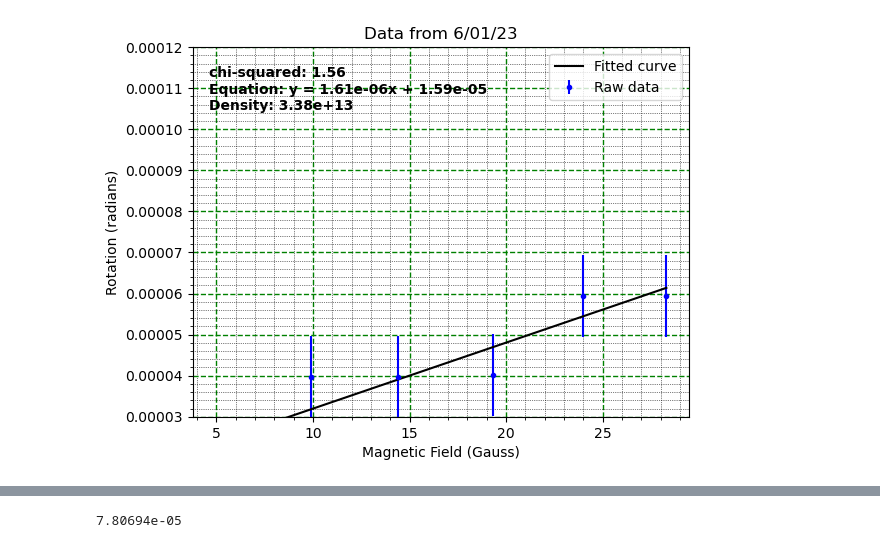
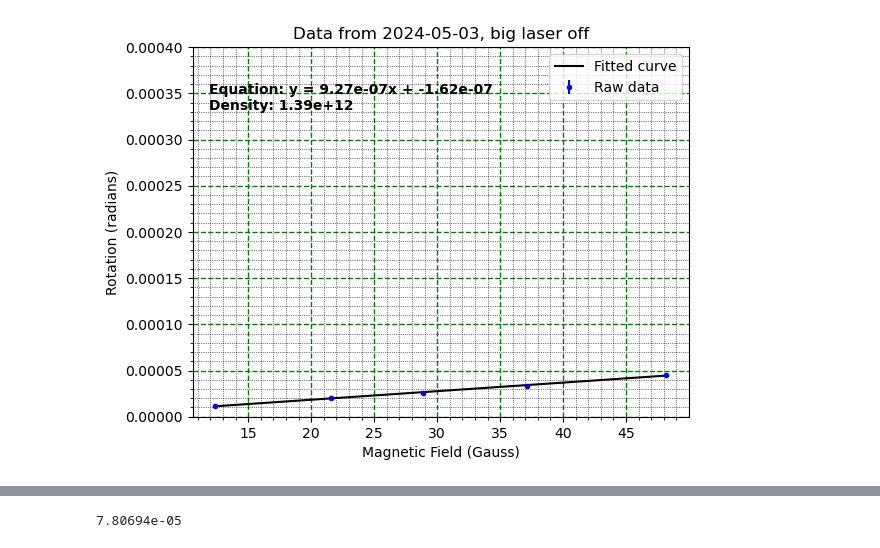
Before and after one commit to Saam-SEOP-Lab/alkali-density, a Jupyter notebook: DensityDataPlotter.ipynb, the cells around one changed output, grey strips where cells are left out. Drawn from its saved outputs; the diff is of its cells as text; code cells hidden in the pictures.

Commit message:
splits conversion factor collection from data collection, updates to gitignore

```diff
--- a/DensityDataPlotter.ipynb
+++ b/DensityDataPlotter.ipynb
@@ -1,6 +1,4 @@
 # %%
-
-
 #import all the things!!!
 
 #real python libraries
@@ -14,13 +12,19 @@ import Utilities as util
 import densityCalculations as calc
 
 
+
 #let's try to set up a module where I can enter the date collected, and trial number and get back a graph
 
+#the date I want data for
+target_date_d = '03'
+target_date_m = '05'
+target_date_y = '2024'
+
 #step 1 get the data from the json file
-#lets try to get the data from 05302023 for this test
-filepath = 'Data/rotationdata.json'
-target_date = '2023-06-21'
-trialnum = 1
+filepath = 'Data/rotationdata_'+target_date_m+target_date_d+target_date_y+'.json'
+#collection data in YYYY-MM-DD
+target_date = target_date_y+'-'+target_date_m+'-'+target_date_d
+trialnum = 17
 my_data = util.get_data_from_file(filepath, target_date, trialnum)
 
 #now I have the data. Excellent. Now it needs to be put into a dataSet object
@@ -28,29 +32,74 @@ analysis = ds.DataSet(my_data,func.line,'line',100)
 
 #create a subset of data to analyze
 subset = analysis.data_subset_index('after',1)
-analysis2 = ds.DataSet(subset, func.line, 'line', 100)
+analysis = ds.DataSet(subset, func.line, 'line', 100)
 
-#get the fitted data from the raw subset data
-#fitted_data = analysis2.get_fit_line(50, 'line')
+
+
+pcov = analysis.getPcov()
+diag = np.diag(pcov)
+error = np.sqrt(np.diag(pcov))
+print('error in fitting to curve (from covariance matrix): ', error)
+
+my_data.optical_length
+
+
+olen = my_data.optical_length #optical length
+laserwl = my_data.laser_wavelength #laser wavelength
+def densityError(slope_err):
+    s_err = calc.rb_density(slope_err, olen, laserwl)
+    return s_err
+
+density_error = util.formatter(densityError(error[0]),2)
+
+print('Density error: ', density_error)
+
+ys = analysis.get_y_vals()
+xs = analysis.get_x_vals()
+error_per_point = analysis.get_y_error_vals()
+perc_e_point = np.zeros(len(error_per_point)+1)
+for i in range(0, len(error_per_point)):
+    perc_e_point[i] = util.percent_error(ys[i], error_per_point[i])
+
+print('errors in rotation (from oscilloscope data): ', error_per_point)
+print('percent error for each point: ', perc_e_point[:len(error_per_point)])
+perc_e_curvefit = np.zeros(len(ys)+1)
+for i in range(0, len(ys)):
+    perc_e_curvefit[i] = util.percent_error(ys[i], error[1])
+print('percent error from line fit error: ', perc_e_curvefit[:len(ys)])
+
+fitParam = analysis.getParam()
+m = fitParam[0]
+b = fitParam[1]
+
+def getFitVal(x):
+    val = (m*x)+b
+    return val
+
+perc_e_curvecomapre = np.zeros(len(xs)+1)
+for i in range(0, len(xs)):
+    y_curve = getFitVal(xs[i])
+    dif = y_curve-ys[i]
+    perc_e_curvecomapre[i] = util.percent_error(y_curve, dif)
+print('percent error from diff from fit value: ', perc_e_curvecomapre[:len(xs)])
+
+
 
 #set the plot settings
-plot_title = 'Data from 6/01/23'
+plot_title = 'Data from ' + target_date + ', big laser off'
 x_label = 'Magnetic Field (Gauss)'
 y_label = 'Rotation (radians)'
-vert_min = 3E-5
-vert_max =  12E-5
+
+vert_min = 0.000
+vert_max =  0.0004
 
 
 #approximate rubidium density so we can display it on the plot
-density_disp_val = analysis2.rb_density_formatted()
+density_disp_val = analysis.rb_density_formatted()
 
 
-my_settings = ps.plotSettings(plot_title, x_label , y_label , vert_min, vert_max, analysis2.plotdata, analysis2.fitted_data, analysis2.chisqd, analysis2.equation, density_disp_val)
+my_settings = ps.plotSettings(plot_title, x_label , y_label , vert_min, vert_max, analysis.plotdata, analysis.fitted_data, analysis.chisqd, analysis.equation, density_disp_val)
 
 #plot the data with the settings specified
-#I am currently assuming that there is a +- 0.02 uncertainty in the lockin reading
-#I am also assuming that there is an error of +-2E-6 in my calibration
-#using these two things and the rules for error propogation when multiplying values
-#I come up with error values for these points
 den.better_plot(my_settings)
 # %% [output]
@@ -57 +112 @@ den.better_plot(my_settings)
-[figure, old version]
+[figure, new version]
```
Also changed, not shown: parts of 4 cells of this notebook, 21 other files.
